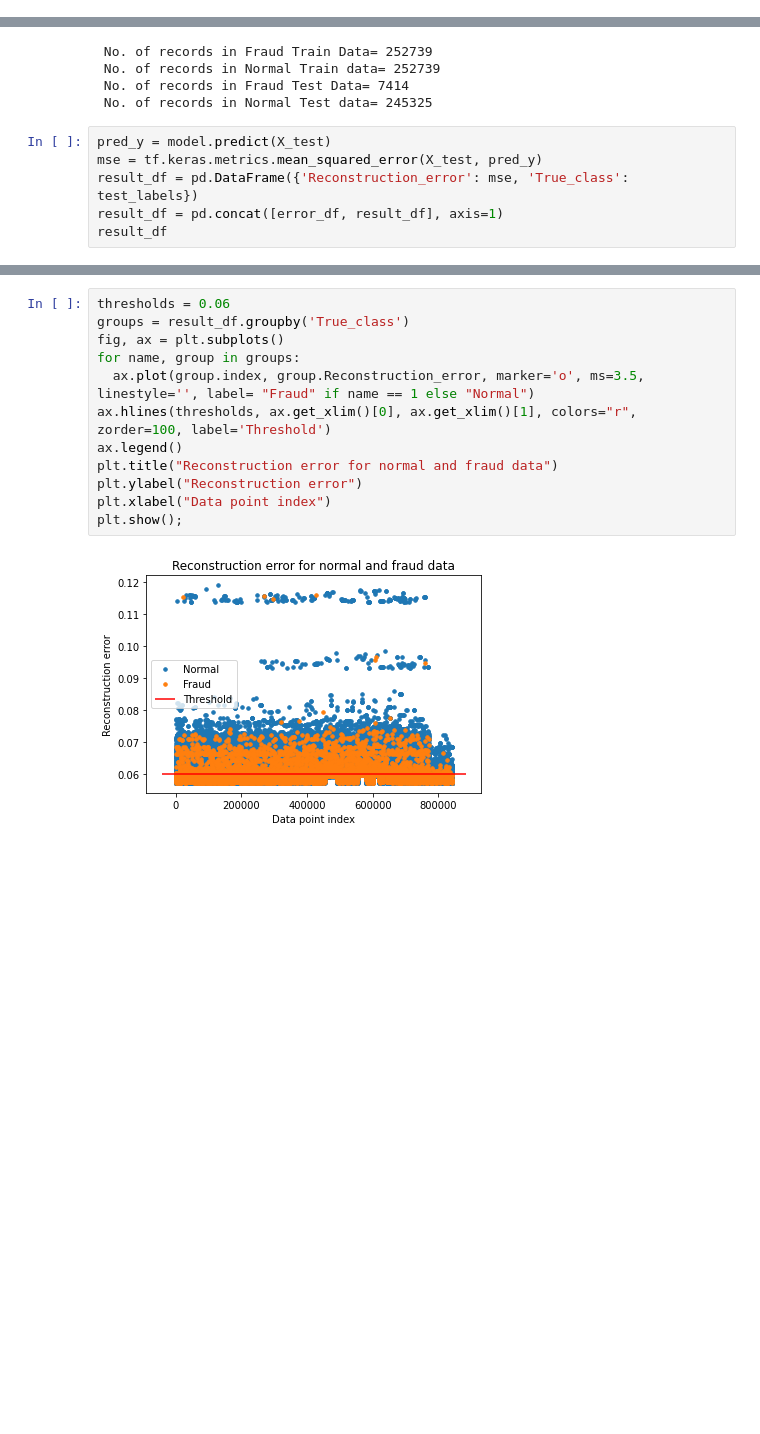
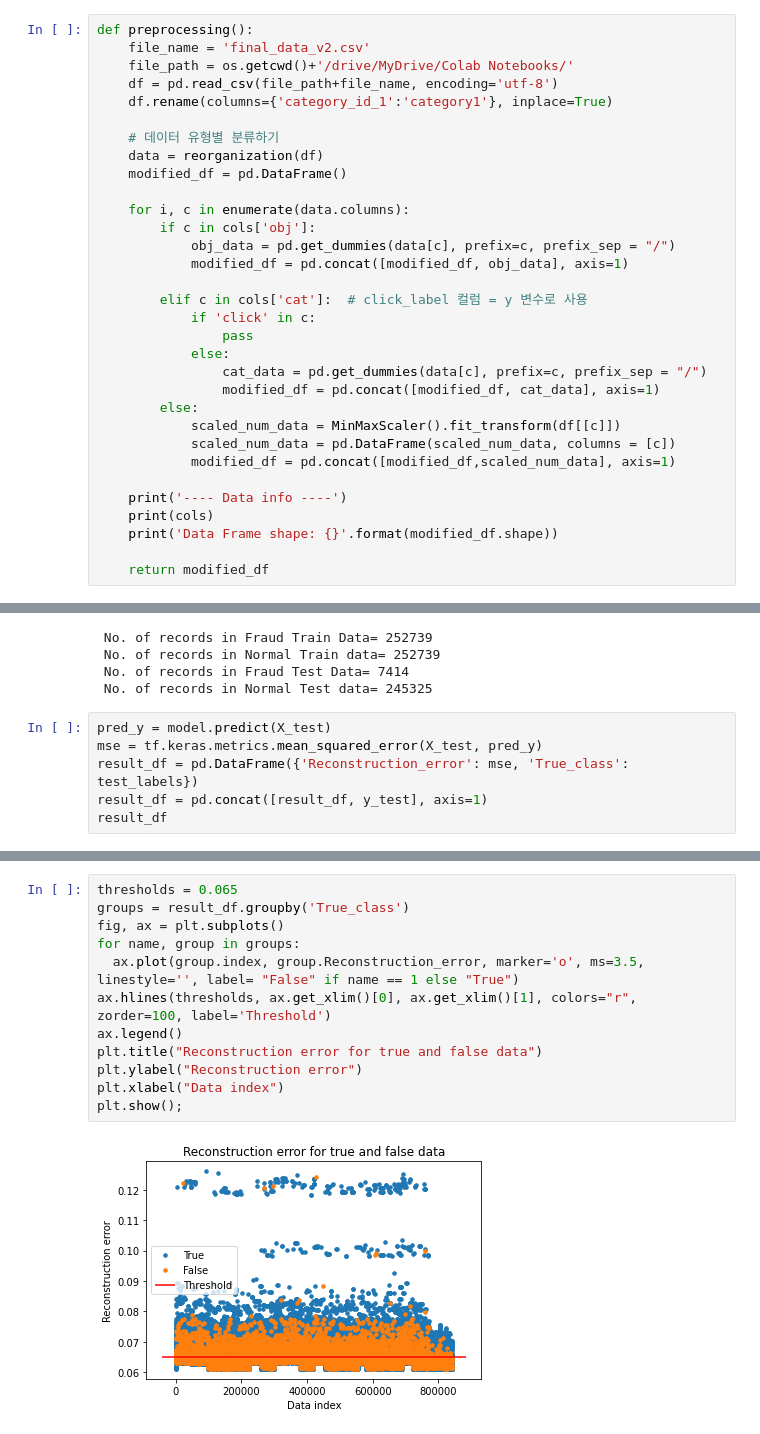
Before and after one commit to hesthers/Project-with-company, a Jupyter notebook: autoencoder_with_thunder_mkt.ipynb, the cells around one changed output, grey strips where cells are left out. Cells and saved outputs as stored; diff of their text form; blank space fills up the shorter version.

```diff
--- a/autoencoder_with_thunder_mkt.ipynb
+++ b/autoencoder_with_thunder_mkt.ipynb
@@ -597,6 +597,38 @@ def reorganization(df):
       data = pd.concat([data, df[v]], axis=1)
 
   return data
+# %%
+def preprocessing():
+    file_name = 'final_data_v2.csv'
+    file_path = os.getcwd()+'/drive/MyDrive/Colab Notebooks/'
+    df = pd.read_csv(file_path+file_name, encoding='utf-8')
+    df.rename(columns={'category_id_1':'category1'}, inplace=True)
+
+    # 데이터 유형별 분류하기
+    data = reorganization(df)
+    modified_df = pd.DataFrame()
+
+    for i, c in enumerate(data.columns):
+        if c in cols['obj']:
+            obj_data = pd.get_dummies(data[c], prefix=c, prefix_sep = "/")
+            modified_df = pd.concat([modified_df, obj_data], axis=1)
+
+        elif c in cols['cat']:  # click_label 컬럼 = y 변수로 사용
+            if 'click' in c:
+                pass
+            else:
+                cat_data = pd.get_dummies(data[c], prefix=c, prefix_sep = "/")
+                modified_df = pd.concat([modified_df, cat_data], axis=1)
+        else:
+            scaled_num_data = MinMaxScaler().fit_transform(df[[c]])
+            scaled_num_data = pd.DataFrame(scaled_num_data, columns = [c])
+            modified_df = pd.concat([modified_df,scaled_num_data], axis=1)
+
+    print('---- Data info ----')
+    print(cols)
+    print('Data Frame shape: {}'.format(modified_df.shape))
+
+    return modified_df
 # %%
 # 데이터 7:3으로 나누기 (검증 데이터는 8:2)
 def split_data():
@@ -768,7 +782,7 @@ print(" No. of records in Normal Test data=",len(true_test_data))
 pred_y = model.predict(X_test)
 mse = tf.keras.metrics.mean_squared_error(X_test, pred_y)
 result_df = pd.DataFrame({'Reconstruction_error': mse, 'True_class': test_labels})
-result_df = pd.concat([error_df, result_df], axis=1)
+result_df = pd.concat([result_df, y_test], axis=1)
 result_df
 # %% [output]
 |  | Reconstruction_error | True_class | click_label |
@@ -786,16 +800,16 @@ result_df
 252739 rows × 3 columns
 # %%
-thresholds = 0.06
+thresholds = 0.065
 groups = result_df.groupby('True_class')
 fig, ax = plt.subplots()
 for name, group in groups:
-  ax.plot(group.index, group.Reconstruction_error, marker='o', ms=3.5, linestyle='', label= "Fraud" if name == 1 else "Normal")
+  ax.plot(group.index, group.Reconstruction_error, marker='o', ms=3.5, linestyle='', label= "False" if name == 1 else "True")
 ax.hlines(thresholds, ax.get_xlim()[0], ax.get_xlim()[1], colors="r", zorder=100, label='Threshold')
 ax.legend()
-plt.title("Reconstruction error for normal and fraud data")
+plt.title("Reconstruction error for true and false data")
 plt.ylabel("Reconstruction error")
-plt.xlabel("Data point index")
+plt.xlabel("Data index")
 plt.show();
 # %% [output]
-[figure, old version]
+[figure, new version]
 # %%
```
Also changed, not shown: parts of 10 cells of this notebook.
